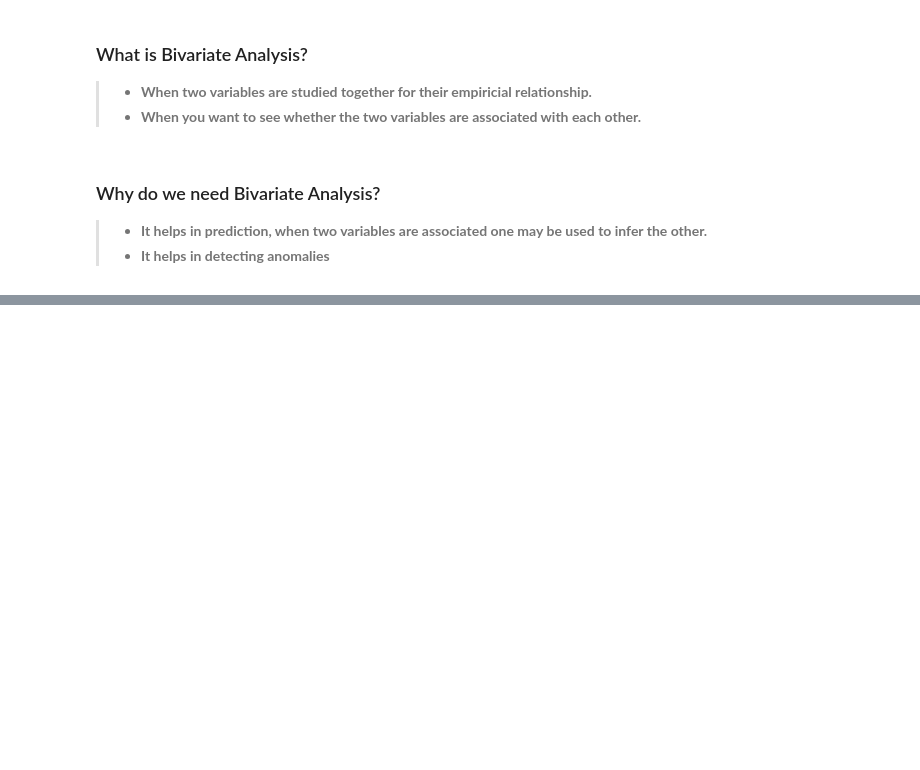
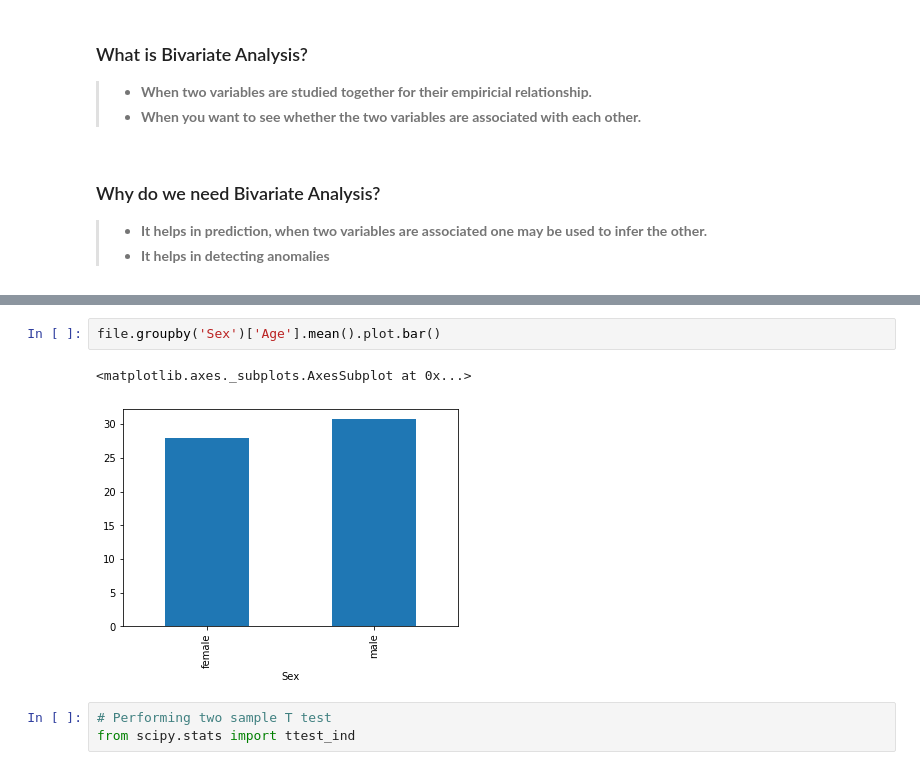
Before and after one commit to sntshred/DataScience, a Jupyter notebook: Operators.ipynb, the cells around one changed output, grey strips where cells are left out. Drawn from its saved outputs; the diff is of its cells as text; blank space fills up the shorter version.

```diff
--- a/Operators.ipynb
+++ b/Operators.ipynb
@@ -1825,0 +1908,8 @@ fare and age are continuous variables, we check the correlation between two vari
+# %%
+file.groupby('Sex')['Age'].mean().plot.bar()
+# %% [output]
+<matplotlib.axes._subplots.AxesSubplot at 0x...>
+[figure, added]
+# %%
+# Performing two sample T test
+from scipy.stats import ttest_ind
```
Also changed, not shown: parts of 47 cells of this notebook, 2 other files.
